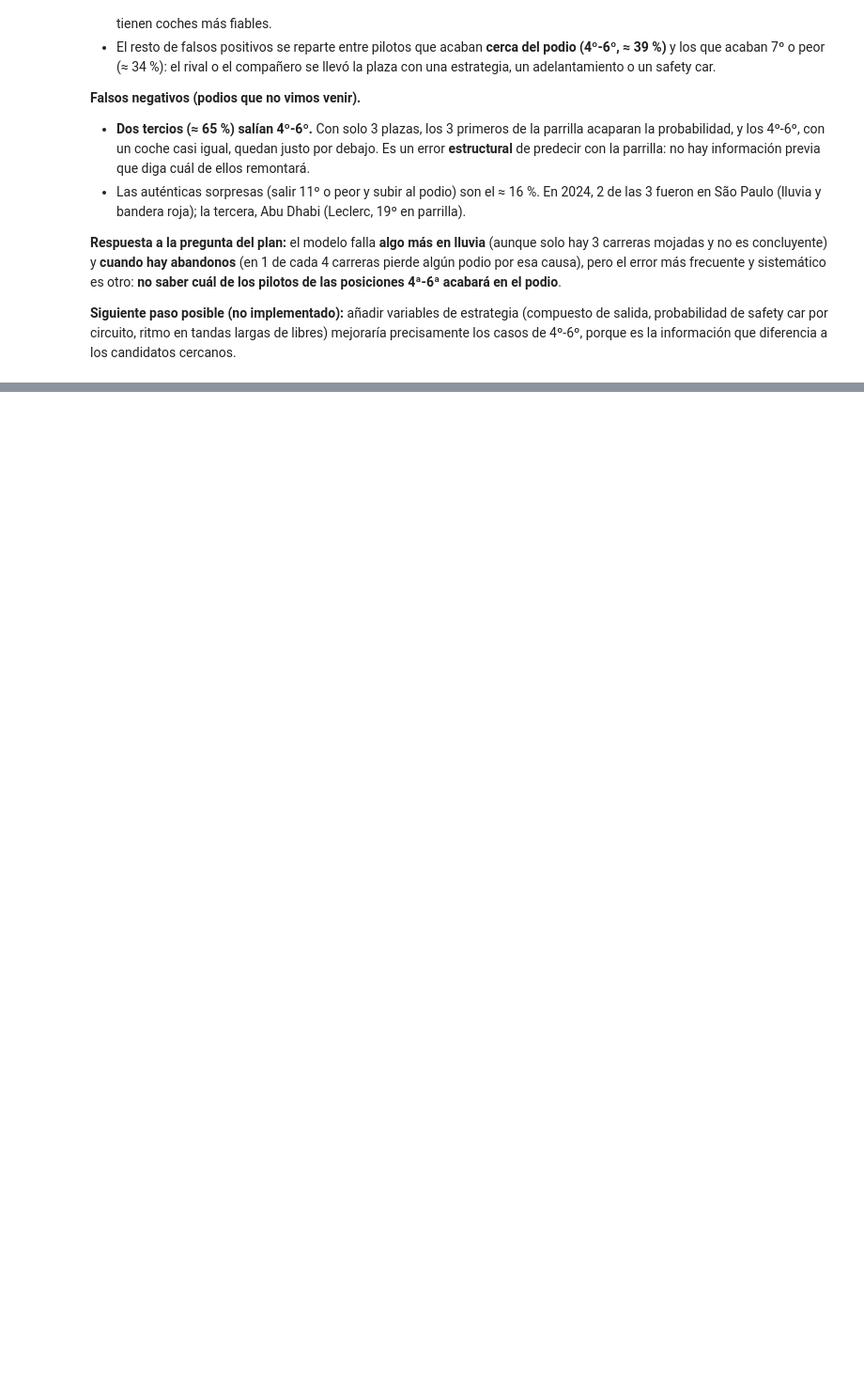
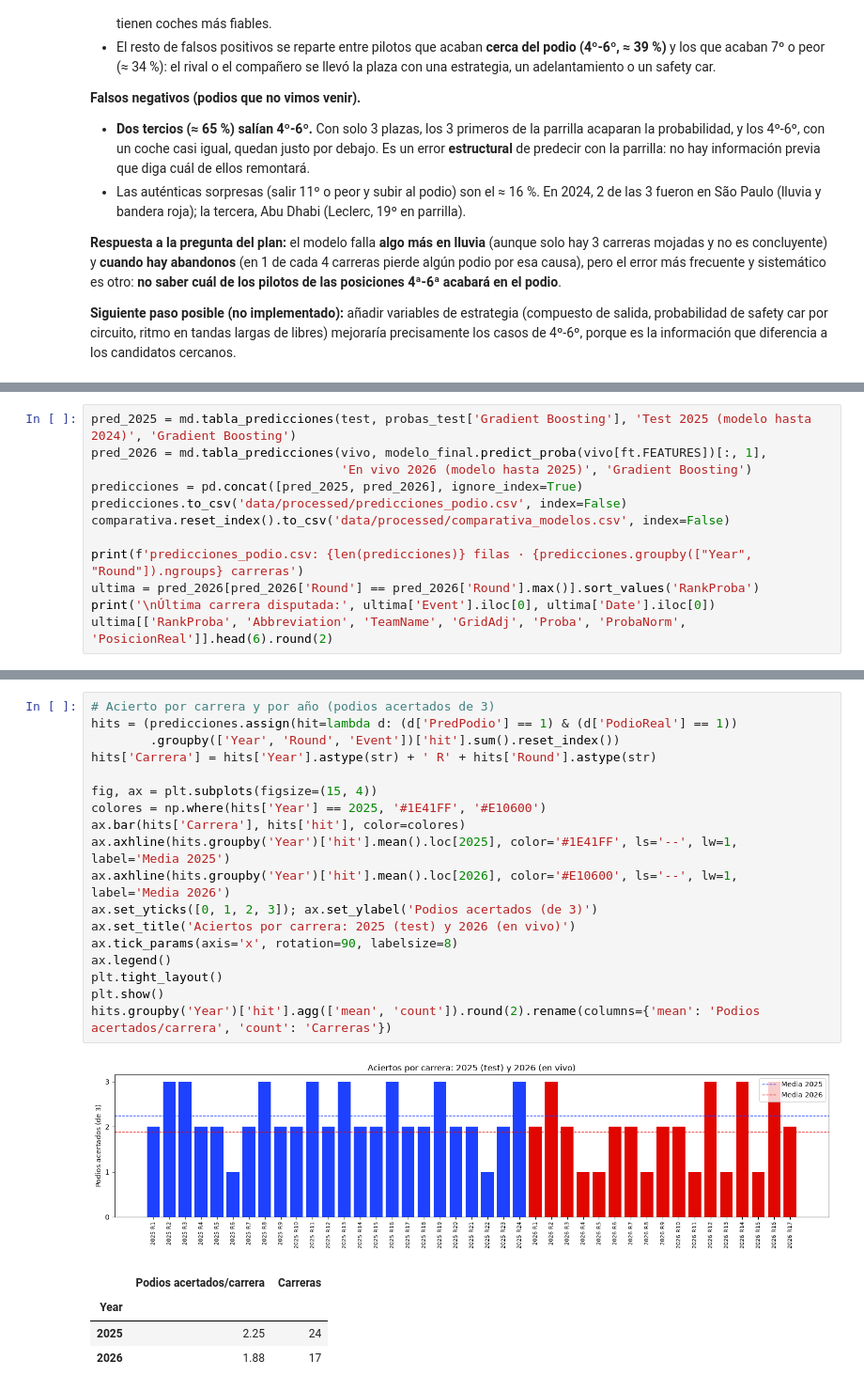
Before and after one commit to wewesito/f1-strategy-analytics, a Jupyter notebook: notebooks/04_prediccion.ipynb, the cells around one changed output, grey strips where cells are left out. Shown at 94% size. Saved outputs shown, nothing was run; the diff lists cells and outputs as text; blank space fills up the shorter version.

Commit message:
Día 26: modelo guardado con joblib, predicciones 2025-2026 y comparativa de modelos
Co-Authored-By: Claude Sonnet 5.5 <noreply@anthropic.com>

```diff
--- a/notebooks/04_prediccion.ipynb
+++ b/notebooks/04_prediccion.ipynb
@@ -868,0 +988,12 @@ precisamente los casos de 4º-6º, porque es la información que diferencia a lo
+# %%
+pred_2025 = md.tabla_predicciones(test, probas_test['Gradient Boosting'], 'Test 2025 (modelo hasta 2024)', 'Gradient Boosting')
+pred_2026 = md.tabla_predicciones(vivo, modelo_final.predict_proba(vivo[ft.FEATURES])[:, 1],
+                                  'En vivo 2026 (modelo hasta 2025)', 'Gradient Boosting')
+predicciones = pd.concat([pred_2025, pred_2026], ignore_index=True)
+predicciones.to_csv('data/processed/predicciones_podio.csv', index=False)
+comparativa.reset_index().to_csv('data/processed/comparativa_modelos.csv', index=False)
+
+print(f'predicciones_podio.csv: {len(predicciones)} filas · {predicciones.groupby(["Year", "Round"]).ngroups} carreras')
+ultima = pred_2026[pred_2026['Round'] == pred_2026['Round'].max()].sort_values('RankProba')
+print('\nÚltima carrera disputada:', ultima['Event'].iloc[0], ultima['Date'].iloc[0])
+ultima[['RankProba', 'Abbreviation', 'TeamName', 'GridAdj', 'Proba', 'ProbaNorm', 'PosicionReal']].head(6).round(2)
@@ -868,0 +1011,24 @@ precisamente los casos de 4º-6º, porque es la información que diferencia a lo
+# %%
+# Acierto por carrera y por año (podios acertados de 3)
+hits = (predicciones.assign(hit=lambda d: (d['PredPodio'] == 1) & (d['PodioReal'] == 1))
+        .groupby(['Year', 'Round', 'Event'])['hit'].sum().reset_index())
+hits['Carrera'] = hits['Year'].astype(str) + ' R' + hits['Round'].astype(str)
+
+fig, ax = plt.subplots(figsize=(15, 4))
+colores = np.where(hits['Year'] == 2025, '#1E41FF', '#E10600')
+ax.bar(hits['Carrera'], hits['hit'], color=colores)
+ax.axhline(hits.groupby('Year')['hit'].mean().loc[2025], color='#1E41FF', ls='--', lw=1, label='Media 2025')
+ax.axhline(hits.groupby('Year')['hit'].mean().loc[2026], color='#E10600', ls='--', lw=1, label='Media 2026')
+ax.set_yticks([0, 1, 2, 3]); ax.set_ylabel('Podios acertados (de 3)')
+ax.set_title('Aciertos por carrera: 2025 (test) y 2026 (en vivo)')
+ax.tick_params(axis='x', rotation=90, labelsize=8)
+ax.legend()
+plt.tight_layout()
+plt.show()
+hits.groupby('Year')['hit'].agg(['mean', 'count']).round(2).rename(columns={'mean': 'Podios acertados/carrera', 'count': 'Carreras'})
+# %% [output]
+[figure, added]
+|  | Podios acertados/carrera | Carreras |
+| Year |  |  |
+| 2025 | 2.25 | 24 |
+| 2026 | 1.88 | 17 |
```
Also changed, not shown: parts of 11 cells of this notebook, 6 other files.
